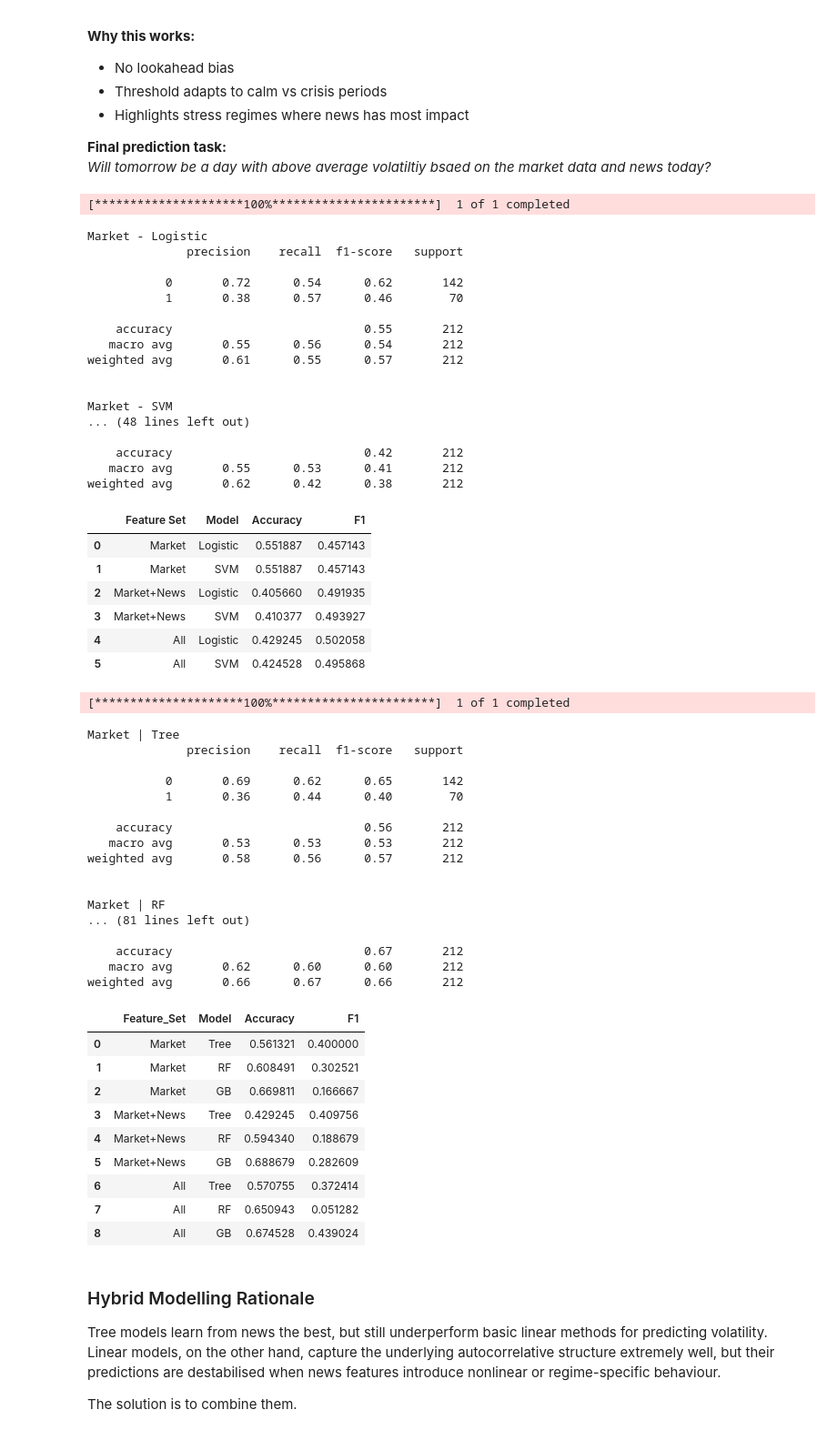
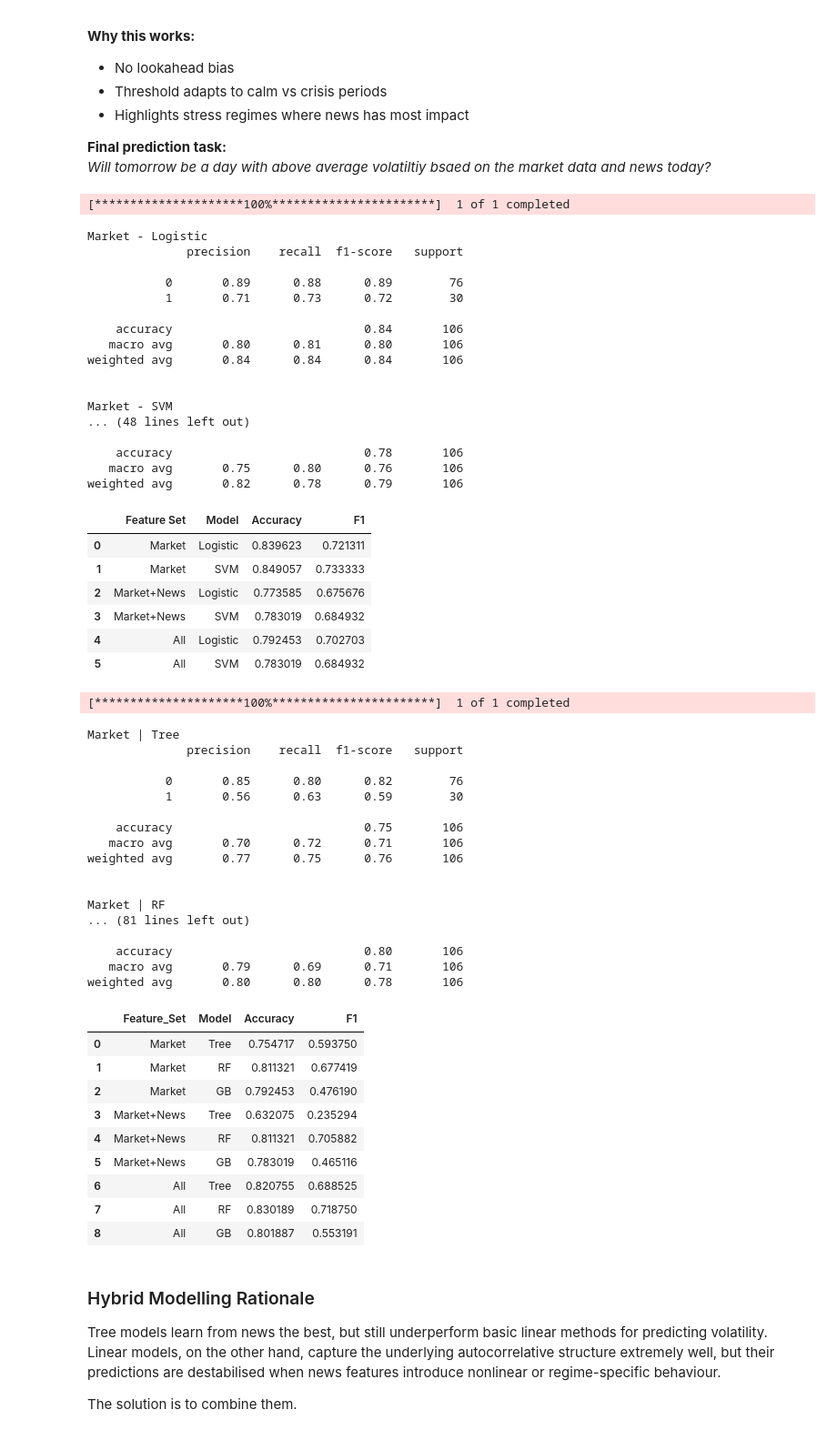
Before and after one commit to daviddmvnm/News-Volatility-prediction, a Jupyter notebook: modelling/modelling.ipynb, the cells around one changed output. Shown at 91% size. Cells and saved outputs as stored; diff of their text form; code cells hidden in the pictures.

```diff
--- a/modelling/modelling.ipynb
+++ b/modelling/modelling.ipynb
@@ -828,13 +828,13 @@ from sklearn.preprocessing import StandardScaler
 
 
 # label
-def expanding_binary_extreme(s, q=0.67):
+def expanding_binary_extreme(s, q=0.8):
     thr = [s.iloc[:i+1].quantile(q) for i in range(len(s))]
     return pd.Series((s >= thr).astype(int), index=s.index)
 
 # split
 def time_split(df, target):
-    cut = int(len(df) * 0.8)
+    cut = int(len(df) * 0.9)
     tr = df.iloc[:cut].copy()
     te = df.iloc[cut:].copy()
     return tr.drop(columns=[target]), te.drop(columns=[target]), tr[target], te[target]
@@ -895,7 +895,7 @@ def run_linear_classifiers(df_final):
 
 
 df_news = load_daily_features()
-df_model = build_full_modelling_df(df_news, ticker="SHEL.L")
+df_model = build_full_modelling_df(df_news, ticker="SPY")
 df_final = engineer_interaction_features(df_model)
 
 linear_results = run_linear_classifiers(df_final)
@@ -905,27 +905,27 @@ linear_results
 Market - Logistic
               precision    recall  f1-score   support
 
-           0       0.72      0.54      0.62       142
-           1       0.38      0.57      0.46        70
+           0       0.89      0.88      0.89        76
+           1       0.71      0.73      0.72        30
 
-    accuracy                           0.55       212
-   macro avg       0.55      0.56      0.54       212
-weighted avg       0.61      0.55      0.57       212
+    accuracy                           0.84       106
+   macro avg       0.80      0.81      0.80       106
+weighted avg       0.84      0.84      0.84       106
 
 
 Market - SVM
 ... (48 lines left out)
 
-    accuracy                           0.42       212
-   macro avg       0.55      0.53      0.41       212
-weighted avg       0.62      0.42      0.38       212
+    accuracy                           0.78       106
+   macro avg       0.75      0.80      0.76       106
+weighted avg       0.82      0.78      0.79       106
 |  | Feature Set | Model | Accuracy | F1 |
-| 0 | Market | Logistic | 0.551887 | 0.457143 |
-| 1 | Market | SVM | 0.551887 | 0.457143 |
-| 2 | Market+News | Logistic | 0.405660 | 0.491935 |
-| 3 | Market+News | SVM | 0.410377 | 0.493927 |
-| 4 | All | Logistic | 0.429245 | 0.502058 |
-| 5 | All | SVM | 0.424528 | 0.495868 |
+| 0 | Market | Logistic | 0.839623 | 0.721311 |
+| 1 | Market | SVM | 0.849057 | 0.733333 |
+| 2 | Market+News | Logistic | 0.773585 | 0.675676 |
+| 3 | Market+News | SVM | 0.783019 | 0.684932 |
+| 4 | All | Logistic | 0.792453 | 0.702703 |
+| 5 | All | SVM | 0.783019 | 0.684932 |
 # %%
 import numpy as np
 import pandas as pd
@@ -935,13 +935,13 @@ from sklearn.metrics import accuracy_score, f1_score, classification_report
 
 
 # label
-def expanding_binary_extreme(s, q=0.67):
+def expanding_binary_extreme(s, q=0.8):
     thr = [s.iloc[:i+1].quantile(q) for i in range(len(s))]
     return pd.Series((s >= thr).astype(int), index=s.index)
 
 # split
 def time_split(df, target):
-    cut = int(len(df) * 0.8)
+    cut = int(len(df) * 0.9)
     tr = df.iloc[:cut].copy()
     te = df.iloc[cut:].copy()
     return tr.drop(columns=[target]), te.drop(columns=[target]), tr[target], te[target]
@@ -974,8 +974,8 @@ def run_tree_models_reduced(df_final):
     Xtr, Xte, ytr, yte = time_split(df, "rv1_extreme")
 
     models = {
-        "Tree": DecisionTreeClassifier(max_depth=5, min_samples_leaf=5, class_weight="balanced"),
-        "RF": RandomForestClassifier(n_estimators=300, max_depth=8, min_samples_leaf=3,
+        "Tree": DecisionTreeClassifier(max_depth=4, min_samples_leaf=5, class_weight="balanced"),
+        "RF": RandomForestClassifier(n_estimators=200, max_depth=4, min_samples_leaf=3,
                                      class_weight="balanced", random_state=42),
         "GB": GradientBoostingClassifier(n_estimators=300, learning_rate=0.03, max_depth=3)
     }
@@ -988,51 +988,51 @@ def run_tree_models_reduced(df_final):
         for mname, model in models.items():
             model.fit(Xtr[feats], ytr)
             pred = model.predict(Xte[feats])
             acc = accuracy_score(yte, pred)
             f1 = f1_score(yte, pred)
 
             print(f"\n{name} | {mname}")
             print(classification_report(yte, pred, zero_division=0))
 
             out.append([name, mname, acc, f1])
 
     return pd.DataFrame(out, columns=["Feature_Set","Model","Accuracy","F1"])
 
 
-df_model = build_full_modelling_df(df_news, ticker="SHEL.L")
+df_model = build_full_modelling_df(df_news, ticker="SPY")
 df_final = engineer_interaction_features(df_model)
 
 results = run_tree_models_reduced(df_final)
 results
 # %% [output]
 [*********************100%***********************]  1 of 1 completed
 Market | Tree
               precision    recall  f1-score   support
 
-           0       0.69      0.62      0.65       142
-           1       0.36      0.44      0.40        70
+           0       0.85      0.80      0.82        76
+           1       0.56      0.63      0.59        30
 
-    accuracy                           0.56       212
-   macro avg       0.53      0.53      0.53       212
-weighted avg       0.58      0.56      0.57       212
+    accuracy                           0.75       106
+   macro avg       0.70      0.72      0.71       106
+weighted avg       0.77      0.75      0.76       106
 
 
 Market | RF
 ... (81 lines left out)
 
-    accuracy                           0.67       212
-   macro avg       0.62      0.60      0.60       212
-weighted avg       0.66      0.67      0.66       212
+    accuracy                           0.80       106
+   macro avg       0.79      0.69      0.71       106
+weighted avg       0.80      0.80      0.78       106
 |  | Feature_Set | Model | Accuracy | F1 |
-| 0 | Market | Tree | 0.561321 | 0.400000 |
-| 1 | Market | RF | 0.608491 | 0.302521 |
-| 2 | Market | GB | 0.669811 | 0.166667 |
-| 3 | Market+News | Tree | 0.429245 | 0.409756 |
-| 4 | Market+News | RF | 0.594340 | 0.188679 |
-| 5 | Market+News | GB | 0.688679 | 0.282609 |
-| 6 | All | Tree | 0.570755 | 0.372414 |
-| 7 | All | RF | 0.650943 | 0.051282 |
-| 8 | All | GB | 0.674528 | 0.439024 |
+| 0 | Market | Tree | 0.754717 | 0.593750 |
+| 1 | Market | RF | 0.811321 | 0.677419 |
+| 2 | Market | GB | 0.792453 | 0.476190 |
+| 3 | Market+News | Tree | 0.632075 | 0.235294 |
+| 4 | Market+News | RF | 0.811321 | 0.705882 |
+| 5 | Market+News | GB | 0.783019 | 0.465116 |
+| 6 | All | Tree | 0.820755 | 0.688525 |
+| 7 | All | RF | 0.830189 | 0.718750 |
+| 8 | All | GB | 0.801887 | 0.553191 |
 # %% [markdown]
 ### Hybrid Modelling Rationale
 
```
Also changed, not shown: parts of 8 cells of this notebook, 4 other files.
